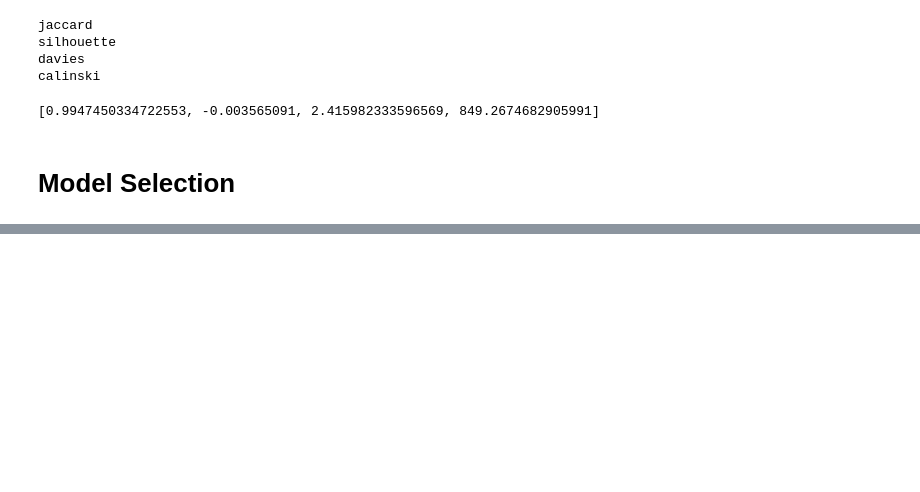
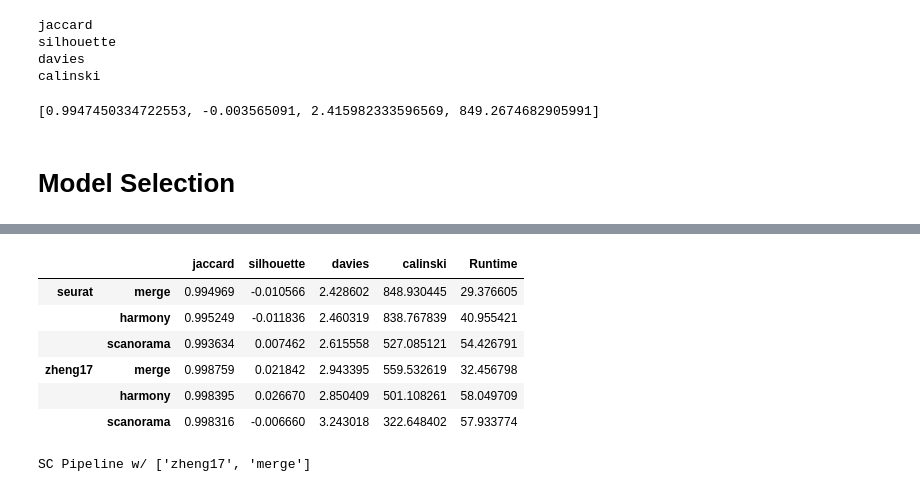
Before and after one commit to mushu-bytes/scRNAseq-benchmarking, a Jupyter notebook: integration_demo.ipynb, the cells around one changed output, grey strips where cells are left out. Saved outputs shown, nothing was run; the diff lists cells and outputs as text; code cells hidden in the pictures; blank space fills up the shorter version.

```diff
--- a/integration_demo.ipynb
+++ b/integration_demo.ipynb
@@ -187,0 +220,14 @@ ValueError: Length mismatch: Expected axis has 3 elements, new values have 4 ele
+# %%
+report
+# %% [output]
+|  |  | jaccard | silhouette | davies | calinski | Runtime |
+| seurat | merge | 0.994969 | -0.010566 | 2.428602 | 848.930445 | 29.376605 |
+|  | harmony | 0.995249 | -0.011836 | 2.460319 | 838.767839 | 40.955421 |
+|  | scanorama | 0.993634 | 0.007462 | 2.615558 | 527.085121 | 54.426791 |
+| zheng17 | merge | 0.998759 | 0.021842 | 2.943395 | 559.532619 | 32.456798 |
+|  | harmony | 0.998395 | 0.026670 | 2.850409 | 501.108261 | 58.049709 |
+|  | scanorama | 0.998316 | -0.006660 | 3.243018 | 322.648402 | 57.933774 |
+# %%
+print(pipeline)
+# %% [output]
+SC Pipeline w/ ['zheng17', 'merge']
```
Also changed, not shown: parts of 4 cells of this notebook, 1 other file.
